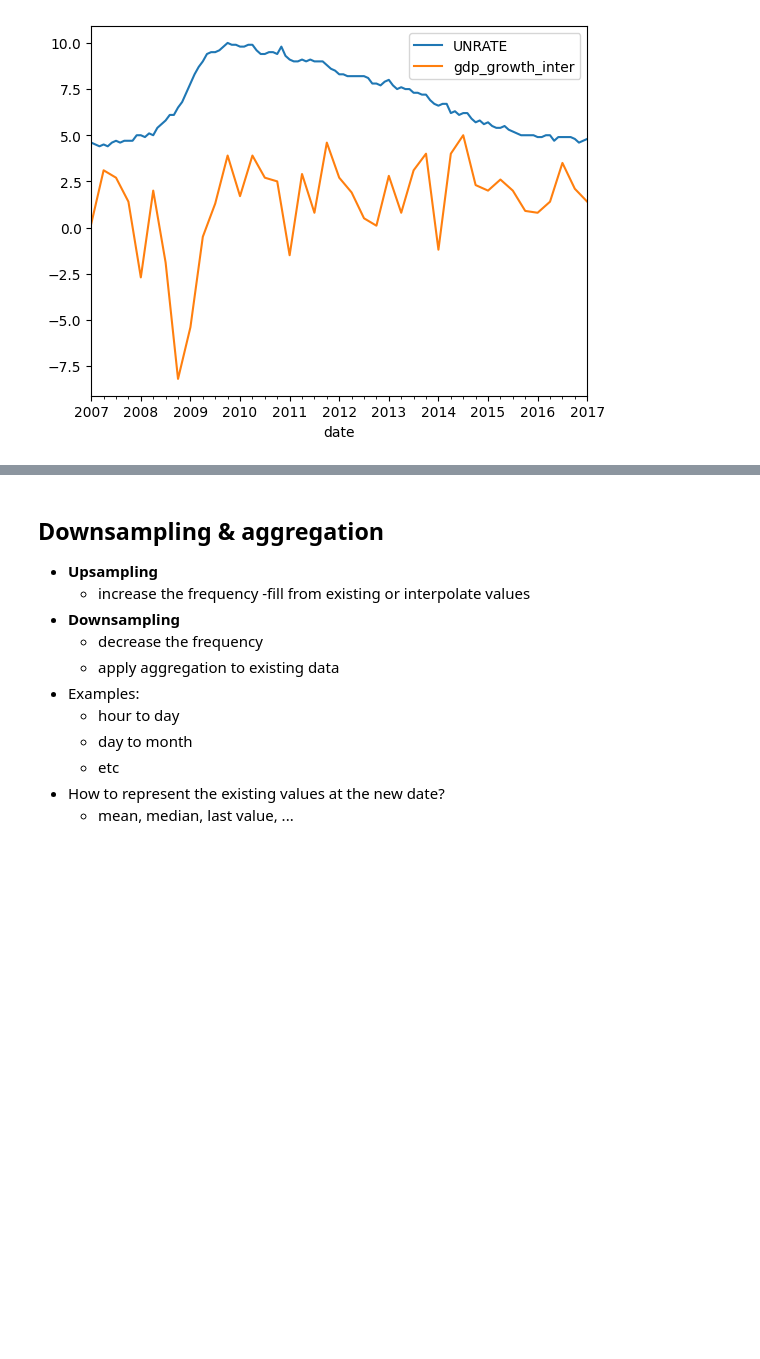
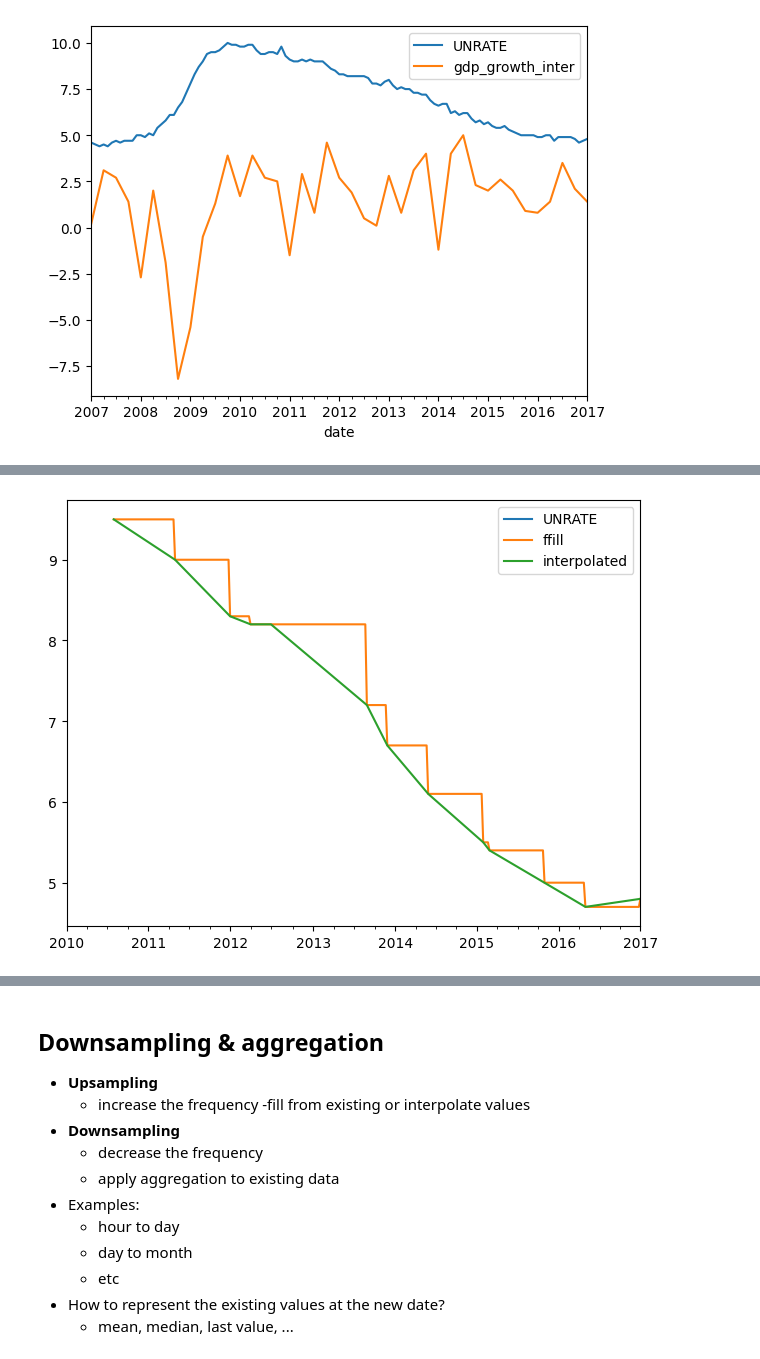
Before and after one commit to PaulToronto/DataCamp_TimeSeries, a Jupyter notebook: 02_Basic_Time_Series_Metrics_and_Resampling.ipynb, the cells around one changed output, grey strips where cells are left out. Drawn from its saved outputs; the diff is of its cells as text; code cells hidden in the pictures; blank space fills up the shorter version.

```diff
--- a/02_Basic_Time_Series_Metrics_and_Resampling.ipynb
+++ b/02_Basic_Time_Series_Metrics_and_Resampling.ipynb
@@ -926,0 +937,5 @@ unrate.loc['2007':'2017-01-01']
+# %%
+monthly = pd.read_csv(data_path + 'stock_data/unrate.csv',
+                      parse_dates=['DATE'],
+                      index_col='DATE')
+monthly.info()
@@ -926,0 +951,3 @@ unrate.loc['2007':'2017-01-01']
+# %%
+weekly_dates = pd.date_range(start=monthly.index.min(), end=monthly.index.max(), freq='W')
+weekly_dates
@@ -926,0 +963,3 @@ unrate.loc['2007':'2017-01-01']
+# %%
+weekly = monthly.reindex(weekly_dates)
+weekly.info()
@@ -926,0 +976,4 @@ unrate.loc['2007':'2017-01-01']
+# %%
+weekly['ffill'] = monthly.reindex(weekly_dates).ffill()
+weekly['interpolated'] = monthly.reindex(weekly_dates).interpolate()
+weekly
@@ -926,0 +994,6 @@ unrate.loc['2007':'2017-01-01']
+# %%
+weekly.plot()
+plt.tight_layout()
+plt.show()
+# %% [output]
+[figure, added]
```
Also changed, not shown: parts of 49 cells of this notebook.
